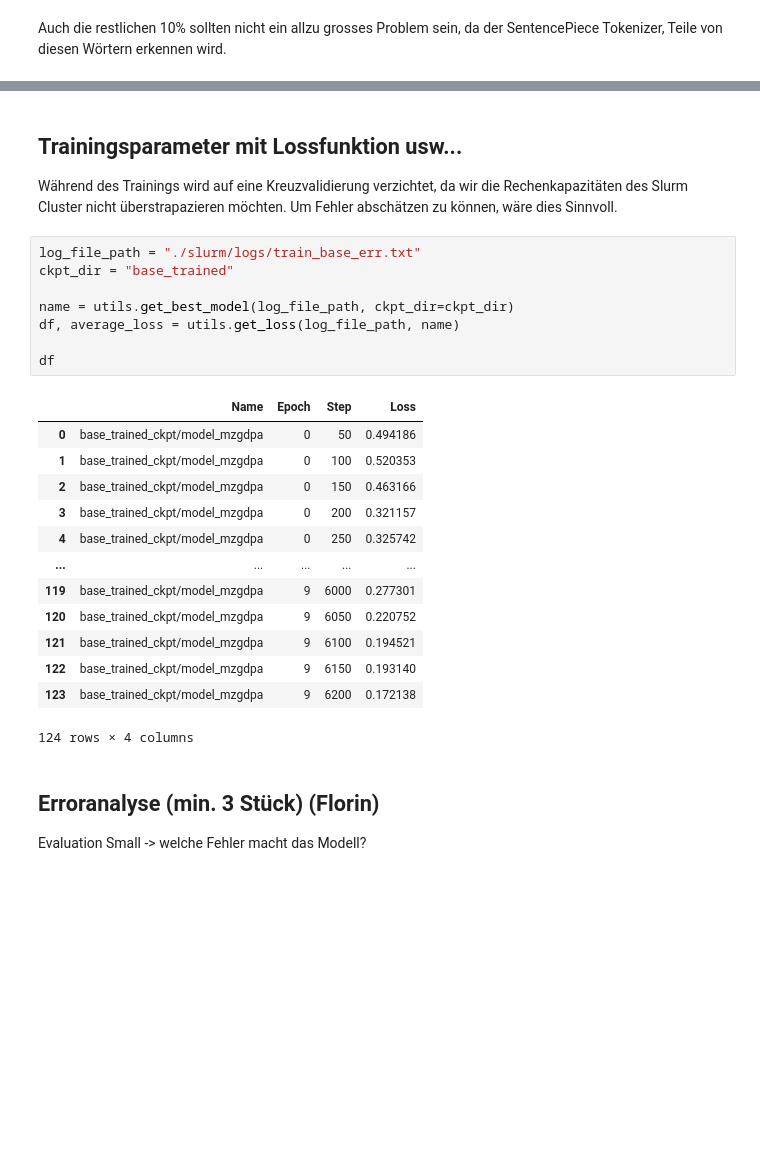
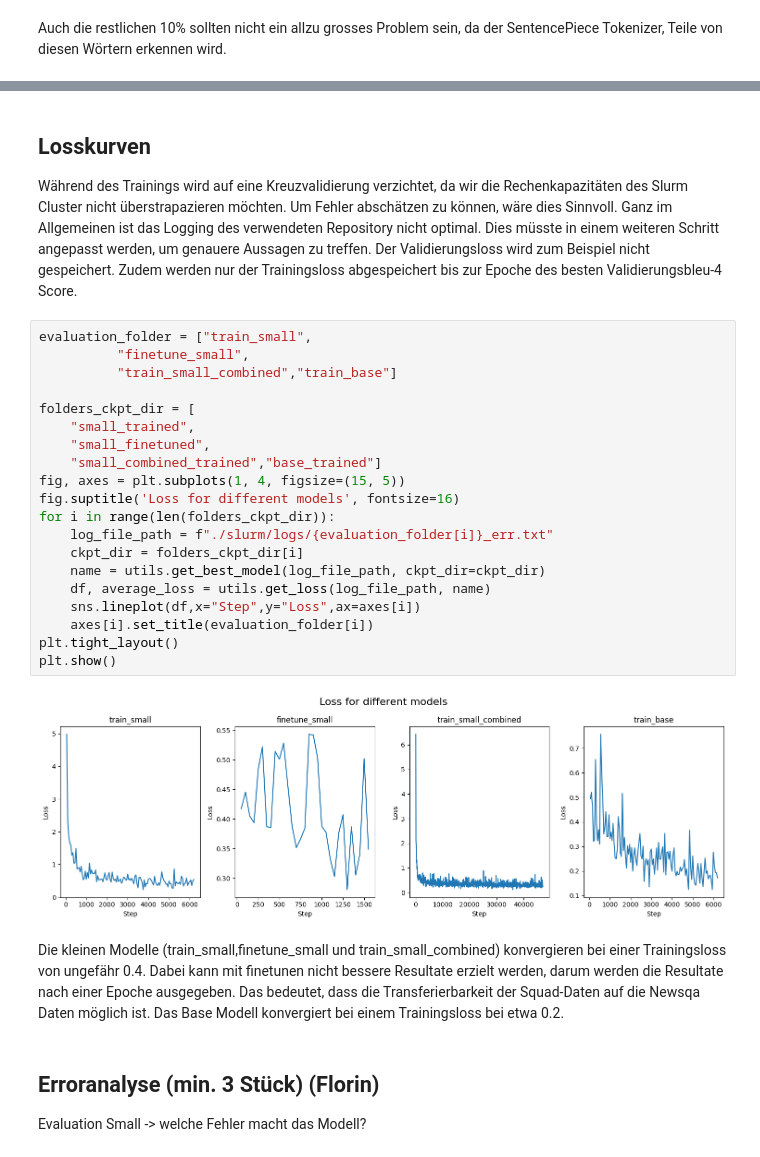
Before and after one commit to swiggy123/npr_mc2, a Jupyter notebook: report.ipynb, the cells around one changed output, grey strips where cells are left out. Saved outputs shown, nothing was run; the diff lists cells and outputs as text; blank space fills up the shorter version.

Commit message:
Trainingsloss beschreiben

```diff
--- a/report.ipynb
+++ b/report.ipynb
@@ -397,31 +398,33 @@ Hier eine Liste aller trainierten und/oder evaluierten Modelle:
 |   StellarMilk/t5-small-newsqa-qag-finetuned   | lmqg/t5-small-squad-qag Modell, welches auf NewsQA weitertrainiert wurde. | evaluation_small_finetuned        | Ja                |
 | StellarMilk/t5-small-squad-newsqa-qag-trained | T5-Small Modell, welches auf SQuAD und NewsQA trainiert wurde.      | evaluation_small_combined_trained | Ja |
 # %% [markdown]
-## Trainingsparameter mit Lossfunktion usw...
+## Losskurven
 
-Während des Trainings wird auf eine Kreuzvalidierung verzichtet, da wir die Rechenkapazitäten des Slurm Cluster nicht überstrapazieren möchten. Um Fehler abschätzen zu können, wäre dies Sinnvoll.
+Während des Trainings wird auf eine Kreuzvalidierung verzichtet, da wir die Rechenkapazitäten des Slurm Cluster nicht überstrapazieren möchten. Um Fehler abschätzen zu können, wäre dies Sinnvoll. Ganz im Allgemeinen ist das Logging des verwendeten Repository nicht optimal. Dies müsste in einem weiteren Schritt angepasst werden, um genauere Aussagen zu treffen. Der Validierungsloss wird zum Beispiel nicht gespeichert. Zudem werden nur der Trainingsloss abgespeichert bis zur Epoche des besten Validierungsbleu-4 Score.
-# %%
-log_file_path = "./slurm/logs/train_base_err.txt"
-ckpt_dir = "base_trained"
-
-name = utils.get_best_model(log_file_path, ckpt_dir=ckpt_dir)
-df, average_loss = utils.get_loss(log_file_path, name)
-
-df
-# %% [output]
-|  | Name | Epoch | Step | Loss |
-| 0 | base_trained_ckpt/model_mzgdpa | 0 | 50 | 0.494186 |
-| 1 | base_trained_ckpt/model_mzgdpa | 0 | 100 | 0.520353 |
-| 2 | base_trained_ckpt/model_mzgdpa | 0 | 150 | 0.463166 |
-| 3 | base_trained_ckpt/model_mzgdpa | 0 | 200 | 0.321157 |
-| 4 | base_trained_ckpt/model_mzgdpa | 0 | 250 | 0.325742 |
-| ... | ... | ... | ... | ... |
-| 119 | base_trained_ckpt/model_mzgdpa | 9 | 6000 | 0.277301 |
-| 120 | base_trained_ckpt/model_mzgdpa | 9 | 6050 | 0.220752 |
-| 121 | base_trained_ckpt/model_mzgdpa | 9 | 6100 | 0.194521 |
-| 122 | base_trained_ckpt/model_mzgdpa | 9 | 6150 | 0.193140 |
-| 123 | base_trained_ckpt/model_mzgdpa | 9 | 6200 | 0.172138 |
-124 rows × 4 columns
+# %%
+evaluation_folder = ["train_small",
+          "finetune_small",
+          "train_small_combined","train_base"]
+
+folders_ckpt_dir = [
+    "small_trained",
+    "small_finetuned",
+    "small_combined_trained","base_trained"]
+fig, axes = plt.subplots(1, 4, figsize=(15, 5))
+fig.suptitle('Loss for different models', fontsize=16)
+for i in range(len(folders_ckpt_dir)):
+    log_file_path = f"./slurm/logs/{evaluation_folder[i]}_err.txt"
+    ckpt_dir = folders_ckpt_dir[i]
+    name = utils.get_best_model(log_file_path, ckpt_dir=ckpt_dir)
+    df, average_loss = utils.get_loss(log_file_path, name)
+    sns.lineplot(df,x="Step",y="Loss",ax=axes[i])
+    axes[i].set_title(evaluation_folder[i])
+plt.tight_layout()
+plt.show()
+# %% [output]
+[figure, added]
+# %% [markdown]
+Die kleinen Modelle (train_small,finetune_small und train_small_combined) konvergieren bei einer Trainingsloss von ungefähr 0.4. Dabei kann mit finetunen nicht bessere Resultate erzielt werden, darum werden die Resultate nach einer Epoche ausgegeben. Das bedeutet, dass die Transferierbarkeit der Squad-Daten auf die Newsqa Daten möglich ist. Das Base Modell konvergiert bei einem Trainingsloss bei etwa 0.2.
 # %% [markdown]
 ## Erroranalyse (min. 3 Stück) (Florin)
 
```
Also changed, not shown: parts of 1 cell of this notebook.
